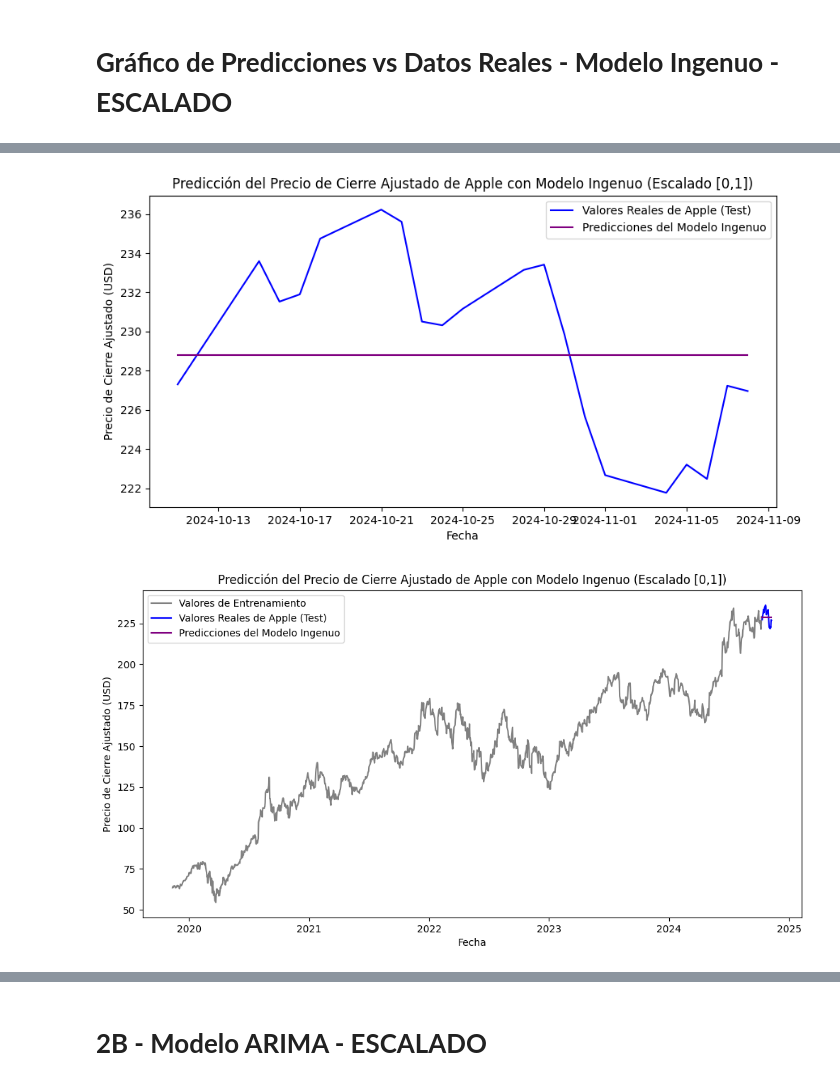
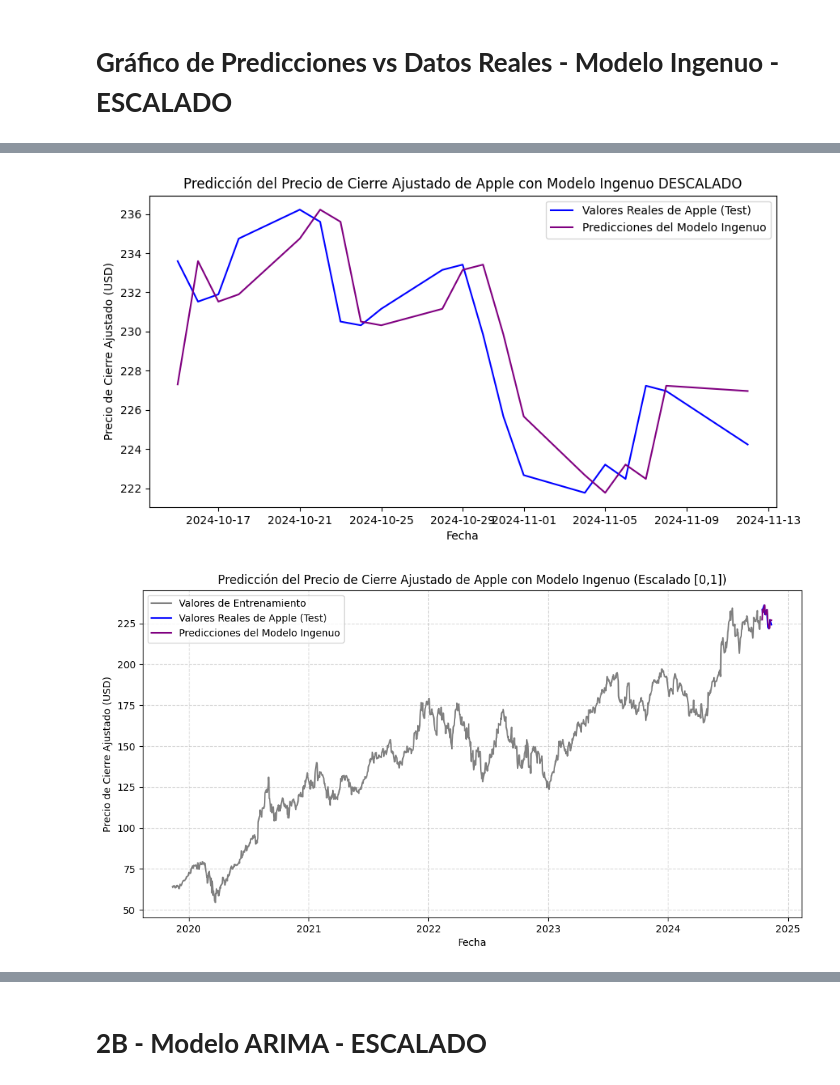
Before and after one commit to jrebull/MNA, a Jupyter notebook: Serie_de_Tiempo_Javier_Rebull_A01795838_Final.ipynb, the cells around one changed output, grey strips where cells are left out. Saved outputs shown, nothing was run; the diff lists cells and outputs as text; code cells hidden in the pictures.

```diff
--- a/Serie_de_Tiempo_Javier_Rebull_A01795838_Final.ipynb
+++ b/Serie_de_Tiempo_Javier_Rebull_A01795838_Final.ipynb
@@ -397,0 +361,16 @@ rmse = np.sqrt(mean_squared_error(test['y'].values, predictions))
+# %%
+# Modelo Ingenuo con valores como flotantes
+history = [float(x) for x in train['y'].values]  # Convertir a flotantes
+predictions = []
+
+for i in range(len(test['y'])):
+    yhat = float(history[-1])  # Último valor observado como flotante
+    predictions.append(yhat)
+
+    obs = float(test.iloc[i]['y'])  # Convertir el valor observado a flotante
+    history.append(obs)
+    print('>Esperado-real = %.3f, Predicción = %.3f' % (obs, yhat))
+
+# Error RMSE
+rmse = np.sqrt(mean_squared_error(test['y'].values, predictions))
+print('\nError-Modelo-Naive: RMSE: %.3f' % rmse)
@@ -1253,0 +1186,22 @@ Aunque el RMSE de **4.502** es un valor aceptable en algunos casos, los modelos
+# %%
+# Modelo Ingenuo ajustado, asegurándonos que tanto los reales como las predicciones sean flotantes
+history = [float(x) for x in train['y'].values]
+predictions_naive = []
+
+for i in range(len(test['y'])):
+    yhat = history[-1]
+    predictions_naive.append(float(yhat))
+    obs = float(test['y'].iloc[i])
+    history.append(obs)
+
+# Calculamos el RMSE en el formato escalado
+rmse_naive = np.sqrt(mean_squared_error(test['y'].values, predictions_naive))
+print('\nError-Modelo-Naive Escalado: RMSE: %.3f' % rmse_naive)
+
+# Desescalamos las predicciones y los valores reales
+predictions_naive_descaled = scaler.inverse_transform(np.array(predictions_naive).reshape(-1, 1)).flatten()
+test_y_descaled = scaler.inverse_transform(test['y'].values.reshape(-1, 1)).flatten()
+
+# Calculamos el RMSE en la escala original (desescalado)
+rmse_naive_descaled = np.sqrt(mean_squared_error(test_y_descaled, predictions_naive_descaled))
+print('Error-Modelo-Naive Desescalado: RMSE: %.3f' % rmse_naive_descaled)
@@ -1256,21 +1252,30 @@ Aunque el RMSE de **4.502** es un valor aceptable en algunos casos, los modelos
 # %%
+# Desescalar los valores reales y las predicciones del modelo Ingenuo
+test_naive_descaled = scaler.inverse_transform(test['y'].values.reshape(-1, 1)).flatten()
+predictions_naive_descaled = scaler.inverse_transform(np.array(predictions_naive).reshape(-1, 1)).flatten()
+
 # Gráfico para el modelo Ingenuo Escalado
 plt.figure(figsize=(10, 5))
 plt.plot(test.index, test_naive_descaled, label='Valores Reales de Apple (Test)', color='blue')
 plt.plot(test.index, predictions_naive_descaled, label='Predicciones del Modelo Ingenuo', color='purple')
-plt.title('Predicción del Precio de Cierre Ajustado de Apple con Modelo Ingenuo (Escalado [0,1])')
+plt.title('Predicción del Precio de Cierre Ajustado de Apple con Modelo Ingenuo DESCALADO')
 plt.xlabel('Fecha')
 plt.ylabel('Precio de Cierre Ajustado (USD)')
 plt.legend()
 plt.show()
 # %% [output]
-[figure, old version]
+[figure, new version]
 # %%
+# Desescalado de los datos de entrenamiento, prueba y predicciones
+train_descaled = scaler.inverse_transform(train['y'].values.reshape(-1, 1)).flatten()
+test_naive_descaled = scaler.inverse_transform(test['y'].values.reshape(-1, 1)).flatten()
+predictions_naive_descaled = scaler.inverse_transform(np.array(predictions_naive).reshape(-1, 1)).flatten()
+
 # Gráfico para el modelo Ingenuo con todos los datos
 plt.figure(figsize=(12, 6))
 
 # Graficamos los datos de entrenamiento
-plt.plot(train.index, scaler.inverse_transform(train['y'].values.reshape(-1, 1)).flatten(), label='Valores de Entrenamiento', color='gray')
+plt.plot(train.index, train_descaled, label='Valores de Entrenamiento', color='gray')
 
 # Graficamos los datos reales del conjunto de prueba
 plt.plot(test.index, test_naive_descaled, label='Valores Reales de Apple (Test)', color='blue')
@@ -1283,9 +1288,10 @@ plt.title('Predicción del Precio de Cierre Ajustado de Apple con Modelo Ingenuo
 plt.xlabel('Fecha')
 plt.ylabel('Precio de Cierre Ajustado (USD)')
 plt.legend()
+plt.grid(True, linestyle='--', alpha=0.5)  # Añade una cuadrícula ligera
 plt.show()
 # %% [output]
-[figure, old version]
+[figure, new version]
 # %% [markdown]
 ### **Análisis de los Gráficos del Modelo Ingenuo Escalado**
 
```
Also changed, not shown: parts of 73 cells of this notebook.
